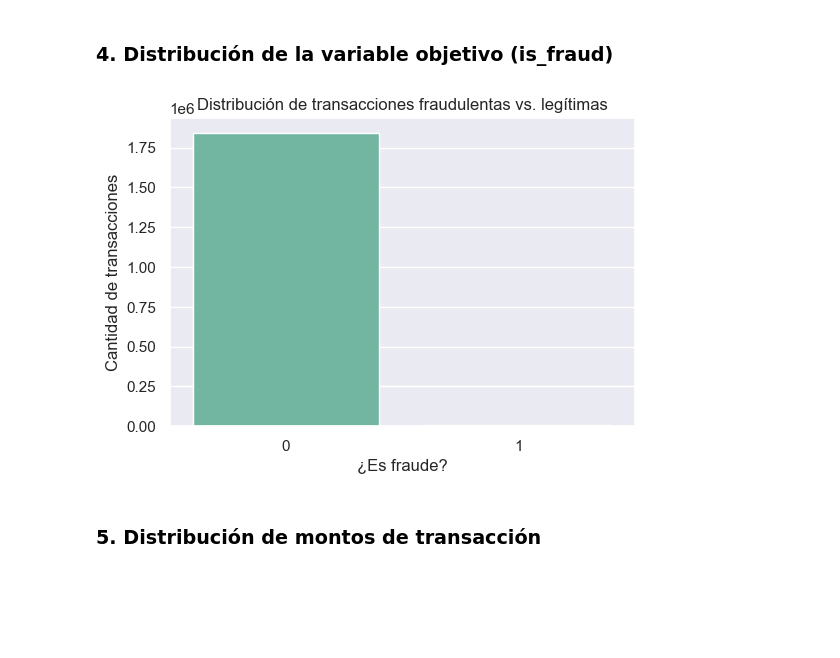
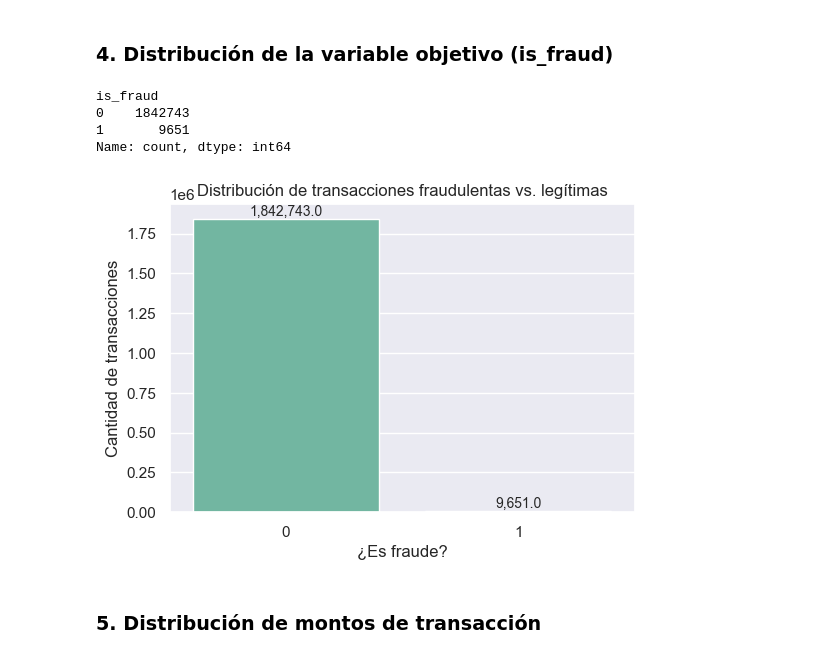
Before and after one commit to mvrcentes/ClientAwareFraudDetect, a Jupyter notebook: FraudDetection_HighAmountAnomalies.ipynb, the cells around one changed output. Cells and saved outputs as stored; diff of their text form; code cells hidden in the pictures; blank space fills up the shorter version.

Commit message:
Add: add data cleansing

```diff
--- a/FraudDetection_HighAmountAnomalies.ipynb
+++ b/FraudDetection_HighAmountAnomalies.ipynb
@@ -117,15 +117,29 @@ times_shopped_at_merchant_day            9
 dtype: int64
 # %% [markdown]
 ### 4. Distribución de la variable objetivo (is_fraud)
+# %%
+print(df["is_fraud"].value_counts())
+# %% [output]
+is_fraud
+0    1842743
+1       9651
+Name: count, dtype: int64
 # %%
 plt.figure(figsize=(6, 4))
-sns.countplot(x="is_fraud", data=df, palette="Set2")
+ax = sns.countplot(x="is_fraud", data=df, palette="Set2", order=[0, 1])
 plt.title("Distribución de transacciones fraudulentas vs. legítimas")
 plt.xlabel("¿Es fraude?")
 plt.ylabel("Cantidad de transacciones")
+
+# Agregar los números encima de cada barra
+for p in ax.patches:
+    height = p.get_height()
+    ax.annotate(f'{height:,}', (p.get_x() + p.get_width() / 2., height),
+                ha='center', va='bottom', fontsize=10)
+
 plt.show()
 # %% [output]
-[figure, old version]
+[figure, new version]
 # %% [markdown]
 ### 5. Distribución de montos de transacción
 # %%
```
Also changed, not shown: parts of 21 cells of this notebook.
